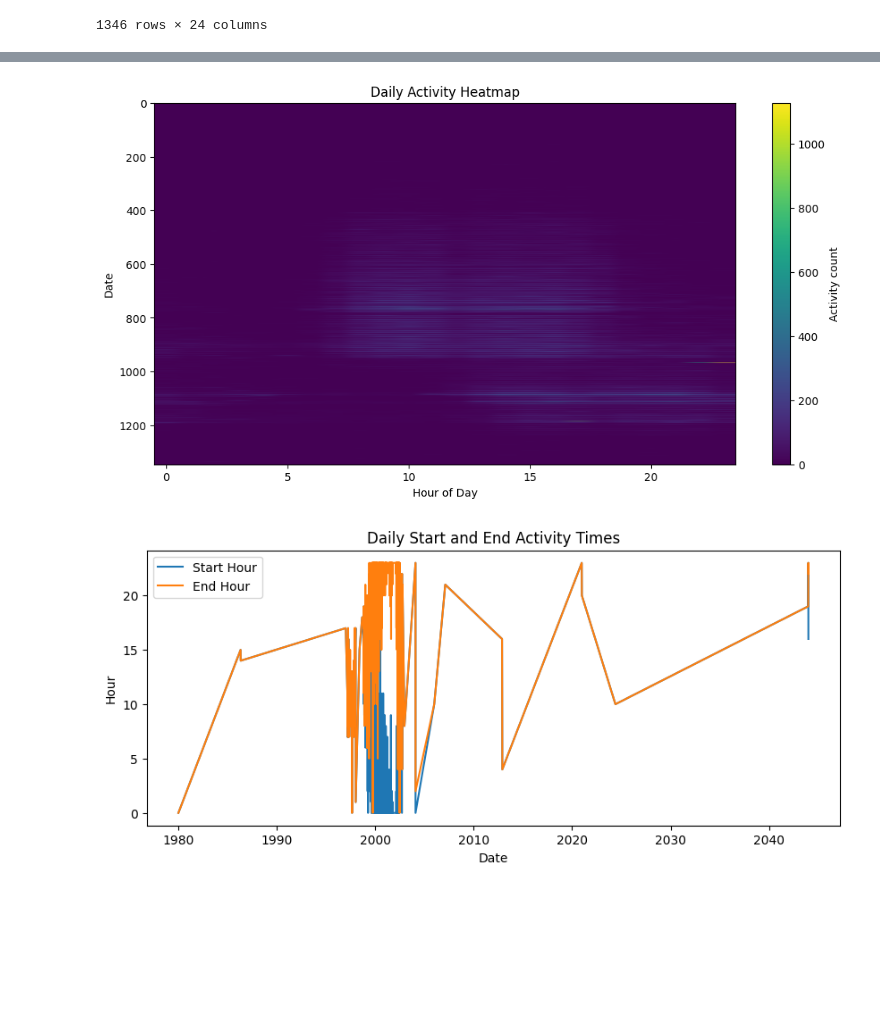
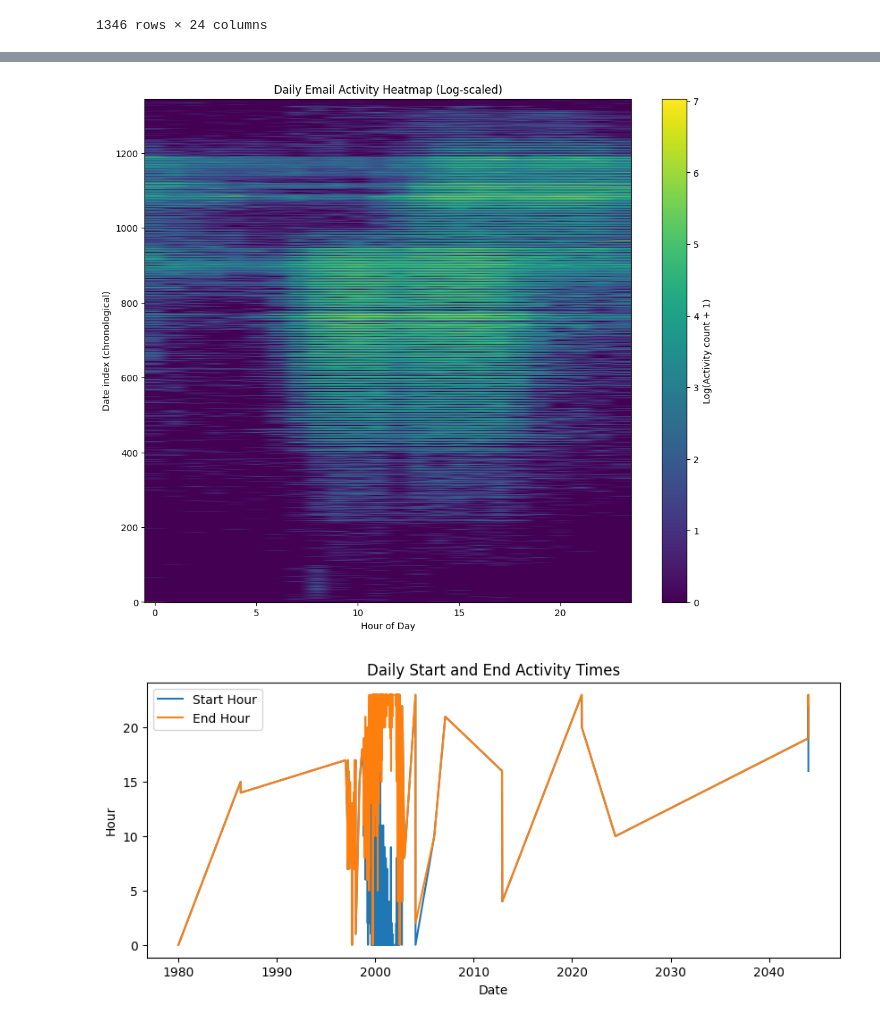
Before and after one commit to mems250005048-wq/TIMEsTAMP, a Jupyter notebook: Untitled4.ipynb, the cells around one changed output, grey strips where cells are left out. Drawn from its saved outputs; the diff is of its cells as text; code cells hidden in the pictures; blank space fills up the shorter version.

```diff
--- a/Untitled4.ipynb
+++ b/Untitled4.ipynb
@@ -258,3 +256,5 @@ heatmap_data
 | 2044-01-02 | 0.0 | 0.0 | 0.0 | 0.0 | 0.0 | 0.0 | 0.0 | 0.0 | 0.0 | 0.0 | ... | ... |
 | 2044-01-04 | 0.0 | 0.0 | 0.0 | 0.0 | 0.0 | 0.0 | 0.0 | 0.0 | 0.0 | 0.0 | ... | ... |
 1346 rows × 24 columns
+# %%
+heatmap_data = heatmap_data.sort_index()
@@ -261,15 +273,17 @@ heatmap_data
 # %%
-import matplotlib.pyplot as plt
-
-plt.figure(figsize=(12, 6))
-plt.imshow(heatmap_data, aspect="auto")
-plt.colorbar(label="Activity count")
+plt.figure(figsize=(12, 10))
+plt.imshow(
+    np.log1p(heatmap_data.sort_index()),
+    aspect="auto",
+    origin="lower"
+)
+plt.colorbar(label="Log(Activity count + 1)")
 plt.xlabel("Hour of Day")
-plt.ylabel("Date")
-plt.title("Daily Activity Heatmap")
+plt.ylabel("Date index (chronological)")
+plt.title("Daily Email Activity Heatmap (Log-scaled)")
 plt.show()
 # %% [output]
-[figure, old version]
+[figure, new version]
 # %%
 plt.figure(figsize=(10, 4))
 
```
Also changed, not shown: parts of 4 cells of this notebook.
